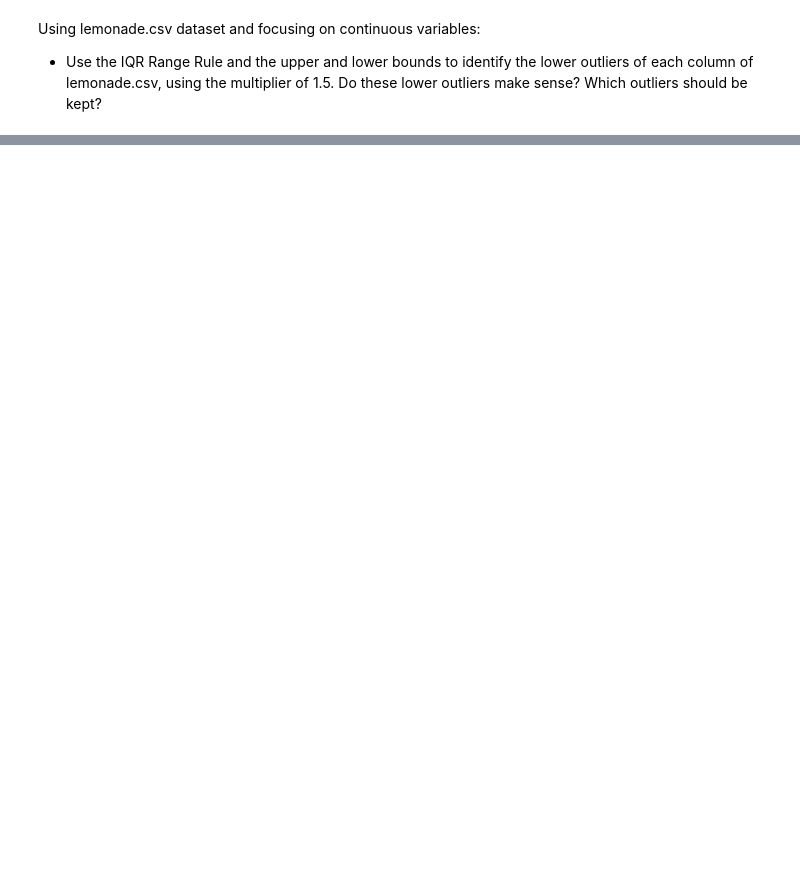
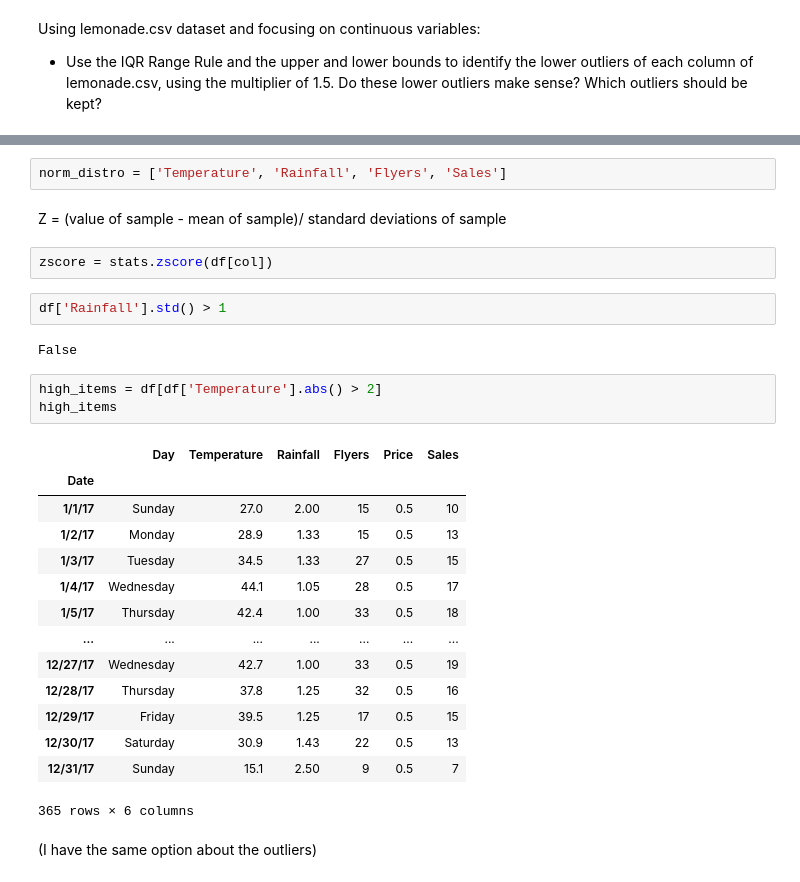
Before and after one commit to JoshuaHolt-Tech/anomaly-detection-exercises, a Jupyter notebook: continuous_probabilistic_methods.ipynb, the cells around one changed output, grey strips where cells are left out. Drawn from its saved outputs; the diff is of its cells as text; blank space fills up the shorter version.

```diff
--- a/continuous_probabilistic_methods.ipynb
+++ b/continuous_probabilistic_methods.ipynb
@@ -82,0 +164,30 @@ These temperatures app
+# %%
+norm_distro = ['Temperature', 'Rainfall', 'Flyers', 'Sales']
+# %% [markdown]
+Z = (value of sample - mean of sample)/ standard deviations of sample
+# %%
+zscore = stats.zscore(df[col])
+# %%
+df['Rainfall'].std() > 1
+# %% [output]
+False
+# %%
+high_items = df[df['Temperature'].abs() > 2]
+high_items
+# %% [output]
+|  | Day | Temperature | Rainfall | Flyers | Price | Sales |
+| Date |  |  |  |  |  |  |
+| 1/1/17 | Sunday | 27.0 | 2.00 | 15 | 0.5 | 10 |
+| 1/2/17 | Monday | 28.9 | 1.33 | 15 | 0.5 | 13 |
+| 1/3/17 | Tuesday | 34.5 | 1.33 | 27 | 0.5 | 15 |
+| 1/4/17 | Wednesday | 44.1 | 1.05 | 28 | 0.5 | 17 |
+| 1/5/17 | Thursday | 42.4 | 1.00 | 33 | 0.5 | 18 |
+| ... | ... | ... | ... | ... | ... | ... |
+| 12/27/17 | Wednesday | 42.7 | 1.00 | 33 | 0.5 | 19 |
+| 12/28/17 | Thursday | 37.8 | 1.25 | 32 | 0.5 | 16 |
+| 12/29/17 | Friday | 39.5 | 1.25 | 17 | 0.5 | 15 |
+| 12/30/17 | Saturday | 30.9 | 1.43 | 22 | 0.5 | 13 |
+| 12/31/17 | Sunday | 15.1 | 2.50 | 9 | 0.5 | 7 |
+365 rows × 6 columns
+# %% [markdown]
+(I have the same option about the outliers)
```
Also changed, not shown: parts of 14 cells of this notebook, 2 other files.
